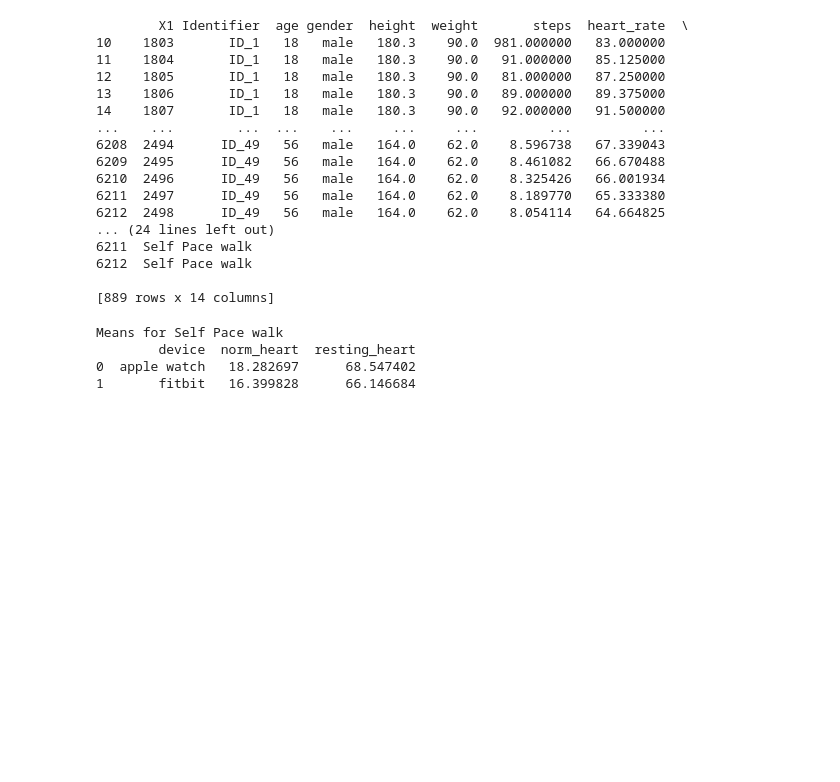
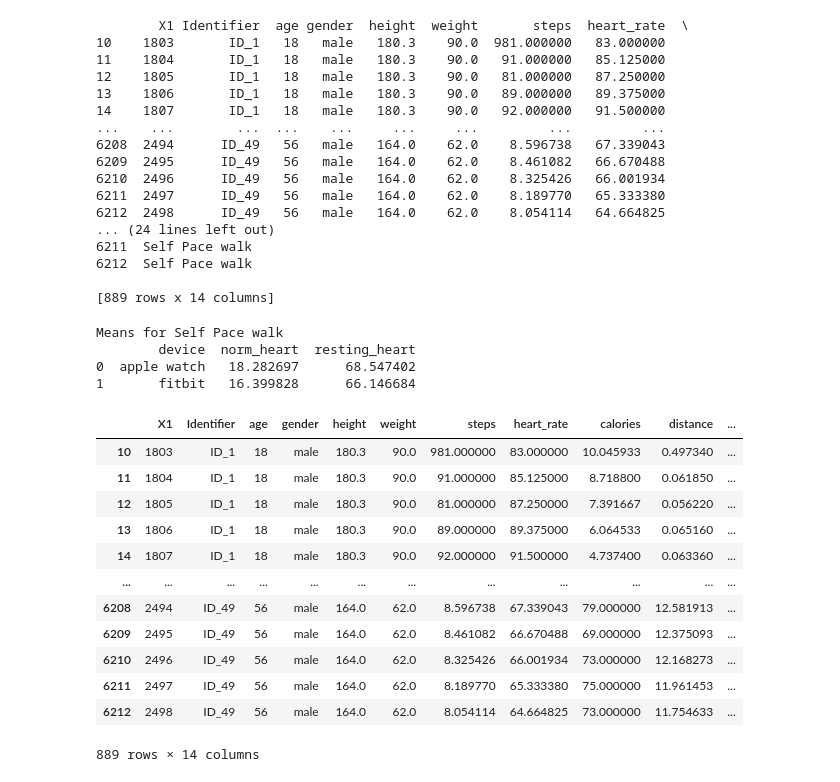
Before and after one commit to caitepley/Group1-Project1, a Jupyter notebook: main_aw.ipynb, the cells around one changed output. Drawn from its saved outputs; the diff is of its cells as text; code cells hidden in the pictures; blank space fills up the shorter version.

```diff
--- a/main_aw.ipynb
+++ b/main_aw.ipynb
@@ -7,7 +9,7 @@ import scipy.stats as stats
 #Reading the csv files
 #grouping records and removing duplicates
 
-original=pd.read_csv (r'C:\Desktop\Analysis Projects\Group1-Project1\Resources\Fitbit_apple_watch_data\aw_fb_data_fixed2.csv')
+original=pd.read_csv (r'Resources\Fitbit_apple_watch_data\aw_fb_data_fixed2.csv')
 
 original.head()
 # %% [output]
@@ -357,3 +359,19 @@ Means for Self Pace walk
         device  norm_heart  resting_heart
 0  apple watch   18.282697      68.547402
 1       fitbit   16.399828      66.146684
+# %%
+walk_df
+# %% [output]
+|  | X1 | Identifier | age | gender | height | weight | steps | heart_rate | calories | distance | ... |
+| 10 | 1803 | ID_1 | 18 | male | 180.3 | 90.0 | 981.000000 | 83.000000 | 10.045933 | 0.497340 | ... |
+| 11 | 1804 | ID_1 | 18 | male | 180.3 | 90.0 | 91.000000 | 85.125000 | 8.718800 | 0.061850 | ... |
+| 12 | 1805 | ID_1 | 18 | male | 180.3 | 90.0 | 81.000000 | 87.250000 | 7.391667 | 0.056220 | ... |
+| 13 | 1806 | ID_1 | 18 | male | 180.3 | 90.0 | 89.000000 | 89.375000 | 6.064533 | 0.065160 | ... |
+| 14 | 1807 | ID_1 | 18 | male | 180.3 | 90.0 | 92.000000 | 91.500000 | 4.737400 | 0.063360 | ... |
+| ... | ... | ... | ... | ... | ... | ... | ... | ... | ... | ... | ... |
+| 6208 | 2494 | ID_49 | 56 | male | 164.0 | 62.0 | 8.596738 | 67.339043 | 79.000000 | 12.581913 | ... |
+| 6209 | 2495 | ID_49 | 56 | male | 164.0 | 62.0 | 8.461082 | 66.670488 | 69.000000 | 12.375093 | ... |
+| 6210 | 2496 | ID_49 | 56 | male | 164.0 | 62.0 | 8.325426 | 66.001934 | 73.000000 | 12.168273 | ... |
+| 6211 | 2497 | ID_49 | 56 | male | 164.0 | 62.0 | 8.189770 | 65.333380 | 75.000000 | 11.961453 | ... |
+| 6212 | 2498 | ID_49 | 56 | male | 164.0 | 62.0 | 8.054114 | 64.664825 | 73.000000 | 11.754633 | ... |
+889 rows × 14 columns
```
Also changed, not shown: parts of 5 cells of this notebook, 1 other file.
